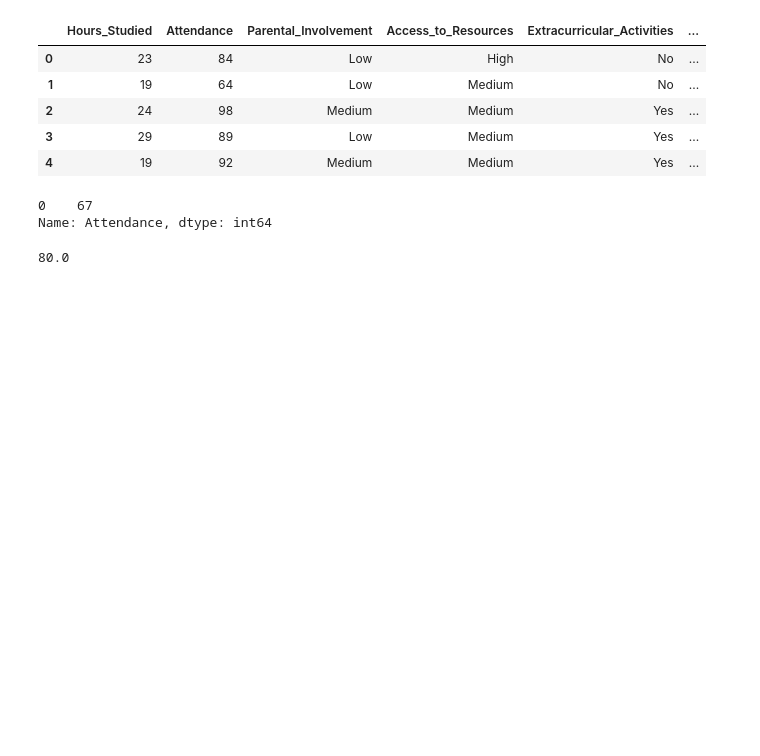
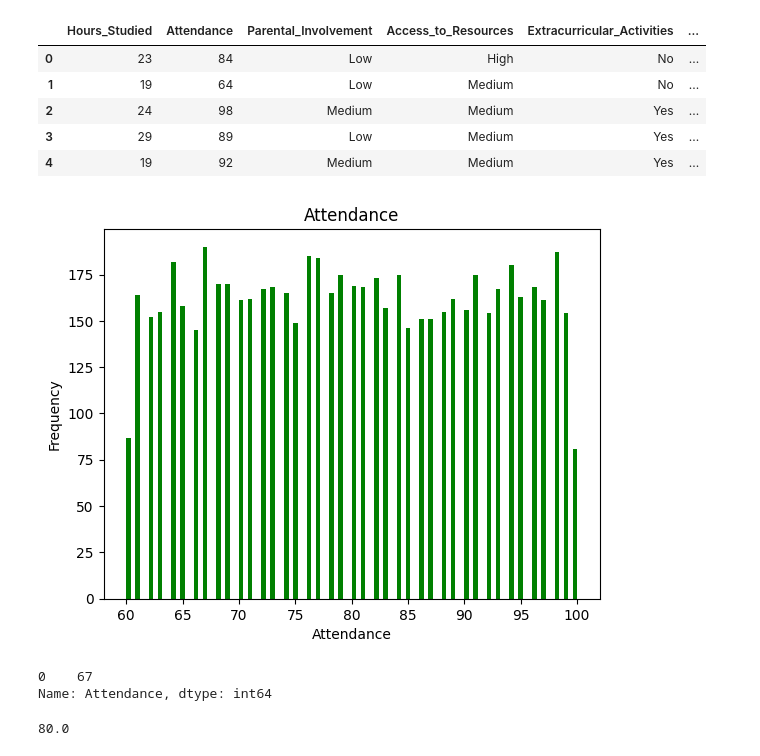
Before and after one commit to ranikumari777/CollegeProject-demo, a Jupyter notebook: Untitled11.ipynb, the cells around one changed output. Drawn from its saved outputs; the diff is of its cells as text; code cells hidden in the pictures; blank space fills up the shorter version.

Commit message:
Created using Colab graph used

```diff
--- a/Untitled11.ipynb
+++ b/Untitled11.ipynb
@@ -12,6 +14,12 @@ df.head()
 | 2 | 24 | 98 | Medium | Medium | Yes | ... |
 | 3 | 29 | 89 | Low | Medium | Yes | ... |
 | 4 | 19 | 92 | Medium | Medium | Yes | ... |
+# %%
+df['Attendance'].plot(kind='hist',bins=100,title='Attendance',color='green')
+plt.xlabel('Attendance')
+plt.show()
+# %% [output]
+[figure, added]
 # %%
 mode_av=df['Attendance'].mode()
 print(mode_av)
```
Also changed, not shown: parts of 1 cell of this notebook.
